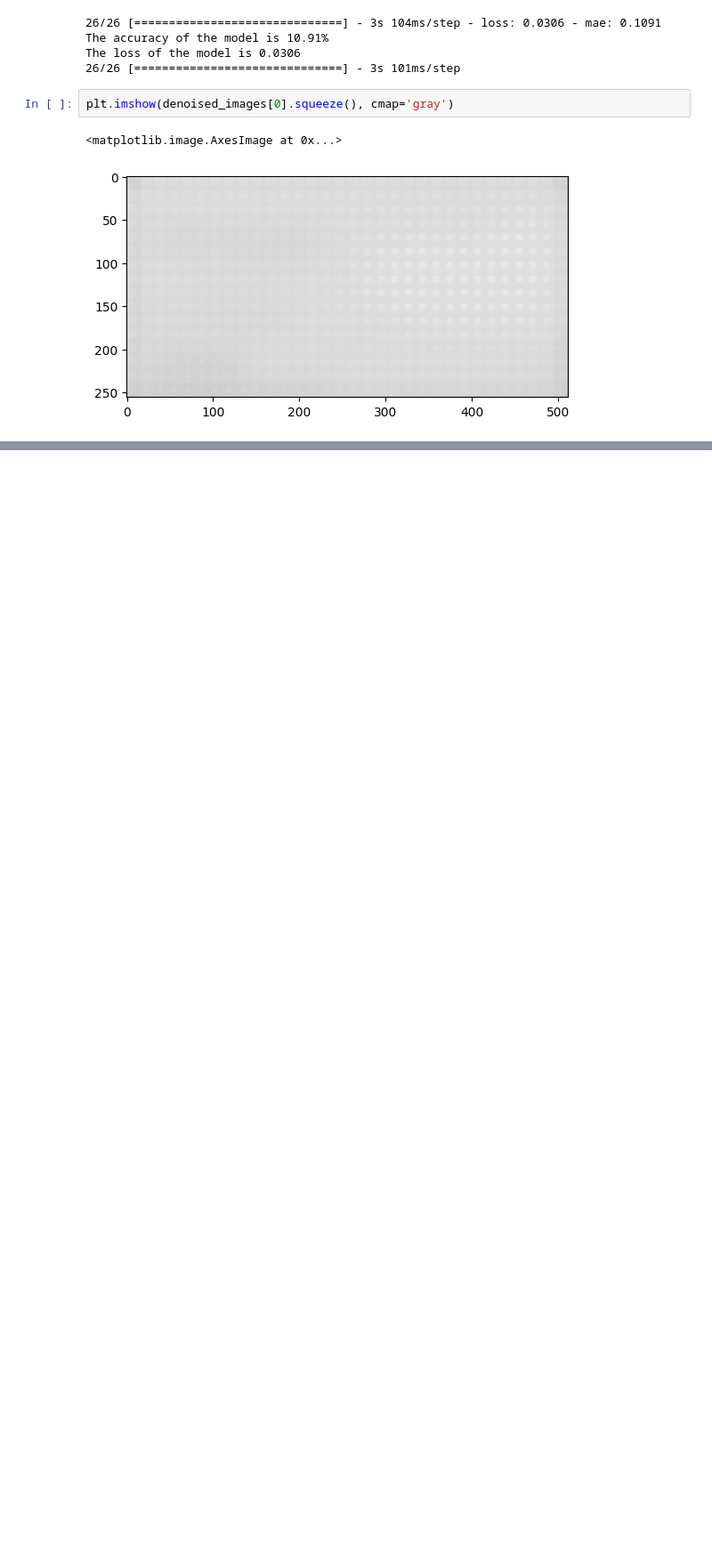
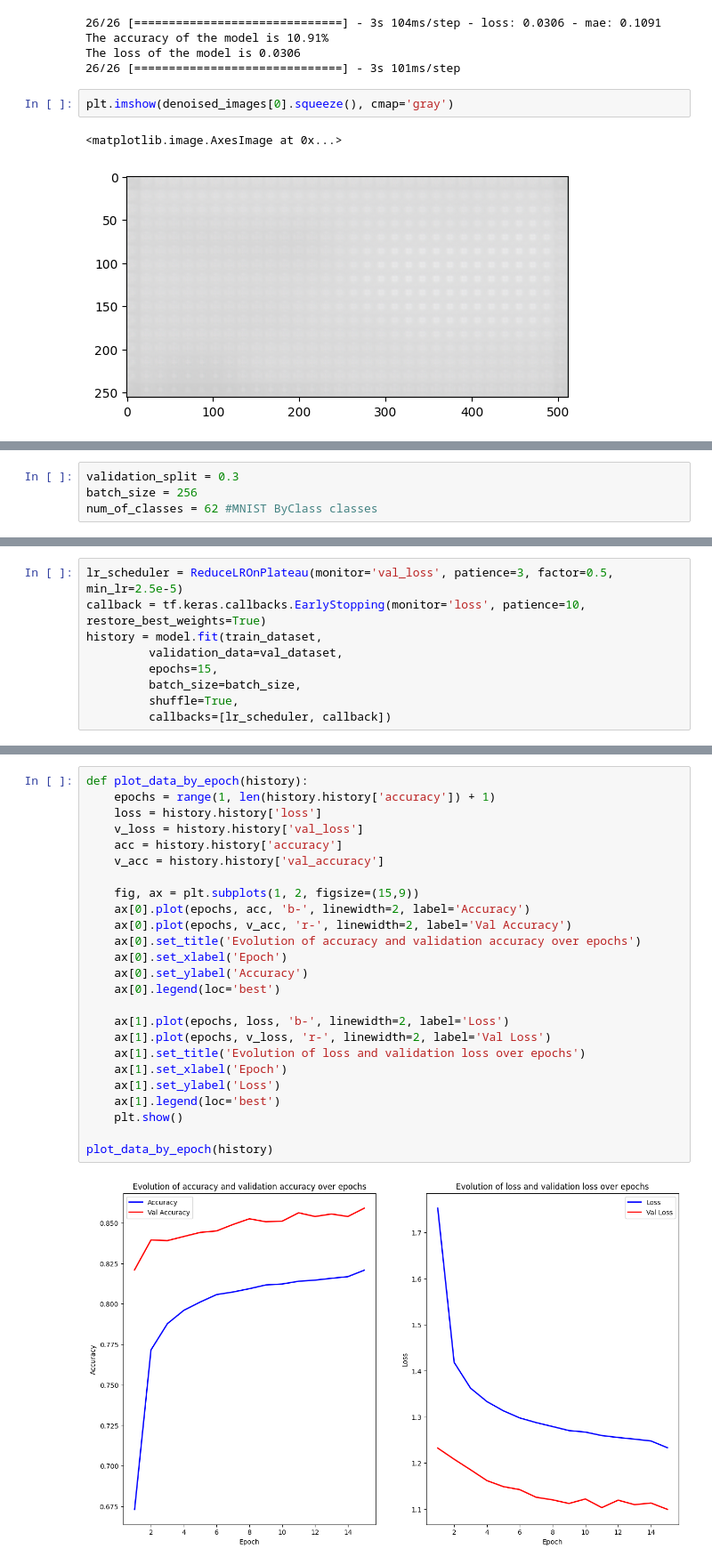
Before and after one commit to NicKylis/letter_recognition, a Jupyter notebook: main_text.ipynb, the cells around one changed output, grey strips where cells are left out. Shown at 89% size. Cells and saved outputs as stored; diff of their text form; blank space fills up the shorter version.

```diff
--- a/main_text.ipynb
+++ b/main_text.ipynb
@@ -330,0 +359,4 @@ plt.imshow(denoised_images[0].squeeze(), cmap='gray')
+# %%
+validation_split = 0.3
+batch_size = 256
+num_of_classes = 62 #MNIST ByClass classes
@@ -330,0 +457,9 @@ plt.imshow(denoised_images[0].squeeze(), cmap='gray')
+# %%
+lr_scheduler = ReduceLROnPlateau(monitor='val_loss', patience=3, factor=0.5, min_lr=2.5e-5)
+callback = tf.keras.callbacks.EarlyStopping(monitor='loss', patience=10, restore_best_weights=True)
+history = model.fit(train_dataset,
+         validation_data=val_dataset,
+         epochs=15,
+         batch_size=batch_size,
+         shuffle=True,
+         callbacks=[lr_scheduler, callback])
@@ -330,0 +484,27 @@ plt.imshow(denoised_images[0].squeeze(), cmap='gray')
+# %%
+def plot_data_by_epoch(history):
+    epochs = range(1, len(history.history['accuracy']) + 1)
+    loss = history.history['loss']
+    v_loss = history.history['val_loss']
+    acc = history.history['accuracy']
+    v_acc = history.history['val_accuracy']
+
+    fig, ax = plt.subplots(1, 2, figsize=(15,9))
+    ax[0].plot(epochs, acc, 'b-', linewidth=2, label='Accuracy')
+    ax[0].plot(epochs, v_acc, 'r-', linewidth=2, label='Val Accuracy')
+    ax[0].set_title('Evolution of accuracy and validation accuracy over epochs')
+    ax[0].set_xlabel('Epoch')
+    ax[0].set_ylabel('Accuracy')
+    ax[0].legend(loc='best')
+
+    ax[1].plot(epochs, loss, 'b-', linewidth=2, label='Loss')
+    ax[1].plot(epochs, v_loss, 'r-', linewidth=2, label='Val Loss')
+    ax[1].set_title('Evolution of loss and validation loss over epochs')
+    ax[1].set_xlabel('Epoch')
+    ax[1].set_ylabel('Loss')
+    ax[1].legend(loc='best')
+    plt.show()
+
+plot_data_by_epoch(history)
+# %% [output]
+[figure, added]
```
Also changed, not shown: parts of 10 cells of this notebook.
